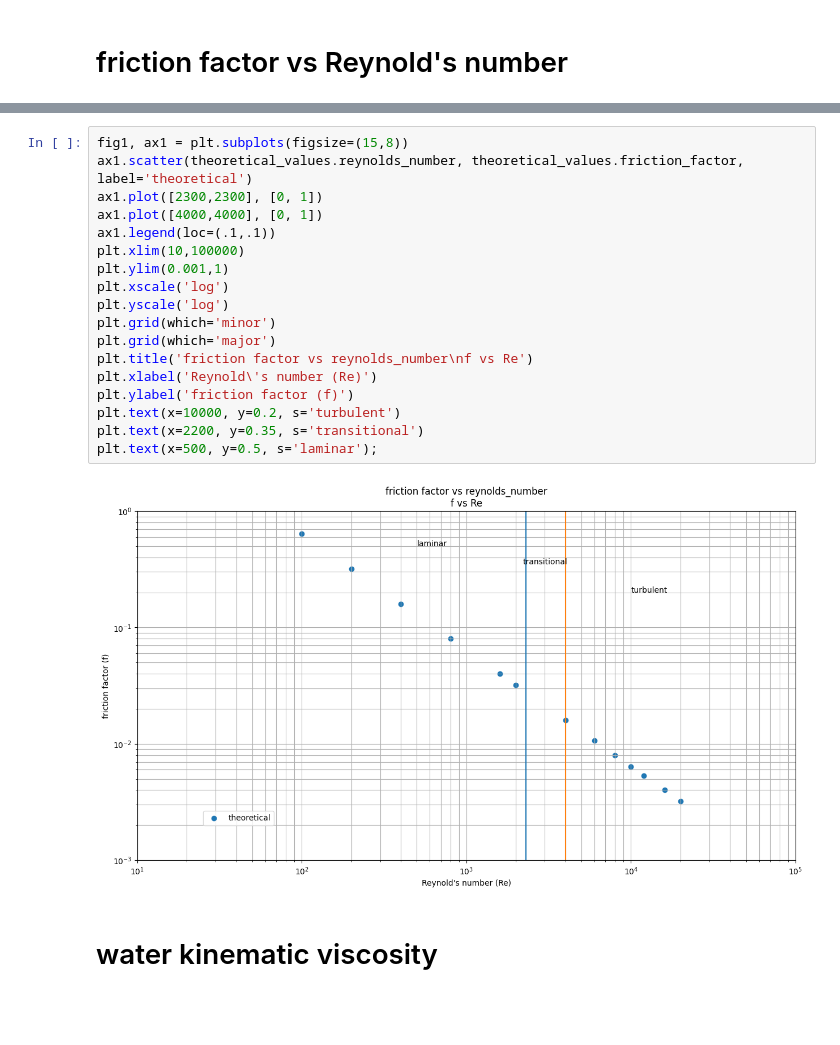
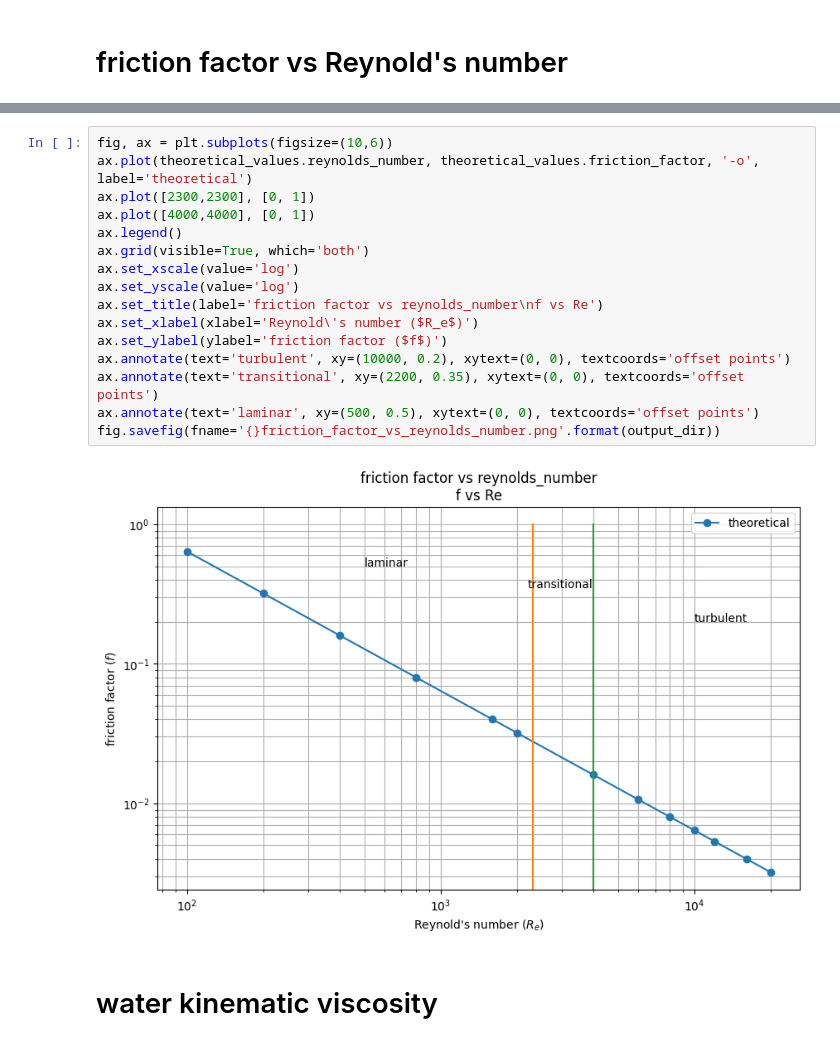
Before and after one commit to Holger-Paxi/Fluid_Mechanics, a Jupyter notebook: Assessment_Task_3_pipe_test.ipynb, the cells around one changed output, grey strips where cells are left out. Saved outputs shown, nothing was run; the diff lists cells and outputs as text; blank space fills up the shorter version.

```diff
--- a/Assessment_Task_3_pipe_test.ipynb
+++ b/Assessment_Task_3_pipe_test.ipynb
@@ -25,26 +84,24 @@ theoretical_values
 | 10 | 11 | turbulent | 12000 | 0.005333 |
 | 11 | 12 | turbulent | 16000 | 0.004000 |
 | 12 | 13 | turbulent | 20000 | 0.003200 |
-# %%
-fig1, ax1 = plt.subplots(figsize=(15,8))
-ax1.scatter(theoretical_values.reynolds_number, theoretical_values.friction_factor, label='theoretical')
-ax1.plot([2300,2300], [0, 1])
-ax1.plot([4000,4000], [0, 1])
-ax1.legend(loc=(.1,.1))
-plt.xlim(10,100000)
-plt.ylim(0.001,1)
-plt.xscale('log')
-plt.yscale('log')
-plt.grid(which='minor')
-plt.grid(which='major')
-plt.title('friction factor vs reynolds_number\nf vs Re')
-plt.xlabel('Reynold\'s number (Re)')
-plt.ylabel('friction factor (f)')
-plt.text(x=10000, y=0.2, s='turbulent')
-plt.text(x=2200, y=0.35, s='transitional')
-plt.text(x=500, y=0.5, s='laminar');
-# %% [output]
-[figure, removed]
+# %%
+fig, ax = plt.subplots(figsize=(10,6))
+ax.plot(theoretical_values.reynolds_number, theoretical_values.friction_factor, '-o', label='theoretical')
+ax.plot([2300,2300], [0, 1])
+ax.plot([4000,4000], [0, 1])
+ax.legend()
+ax.grid(visible=True, which='both')
+ax.set_xscale(value='log')
+ax.set_yscale(value='log')
+ax.set_title(label='friction factor vs reynolds_number\nf vs Re')
+ax.set_xlabel(xlabel='Reynold\'s number ($R_e$)')
+ax.set_ylabel(ylabel='friction factor ($f$)')
+ax.annotate(text='turbulent', xy=(10000, 0.2), xytext=(0, 0), textcoords='offset points')
+ax.annotate(text='transitional', xy=(2200, 0.35), xytext=(0, 0), textcoords='offset points')
+ax.annotate(text='laminar', xy=(500, 0.5), xytext=(0, 0), textcoords='offset points')
+fig.savefig(fname='{}friction_factor_vs_reynolds_number.png'.format(output_dir))
+# %% [output]
+[figure, added]
 # %% [markdown]
 # water kinematic viscosity
 # %%
```
Also changed, not shown: parts of 50 cells of this notebook, 20 other files.
